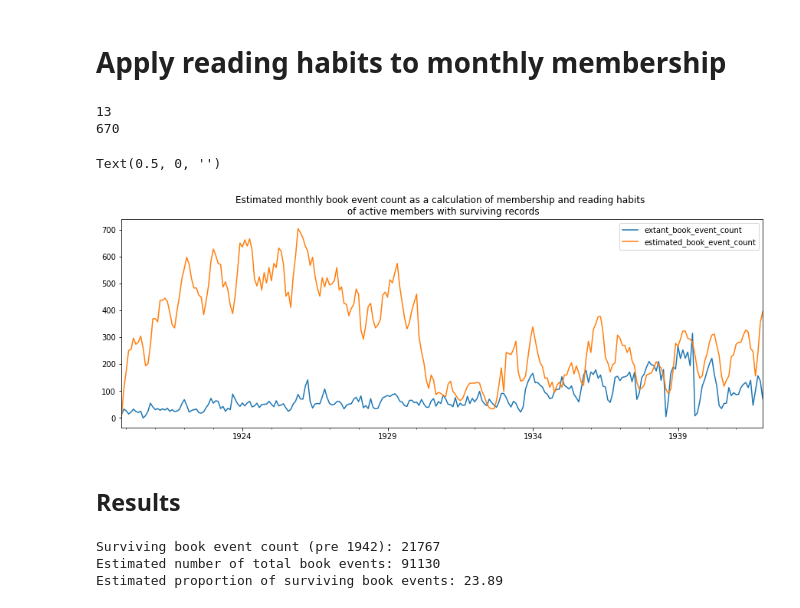
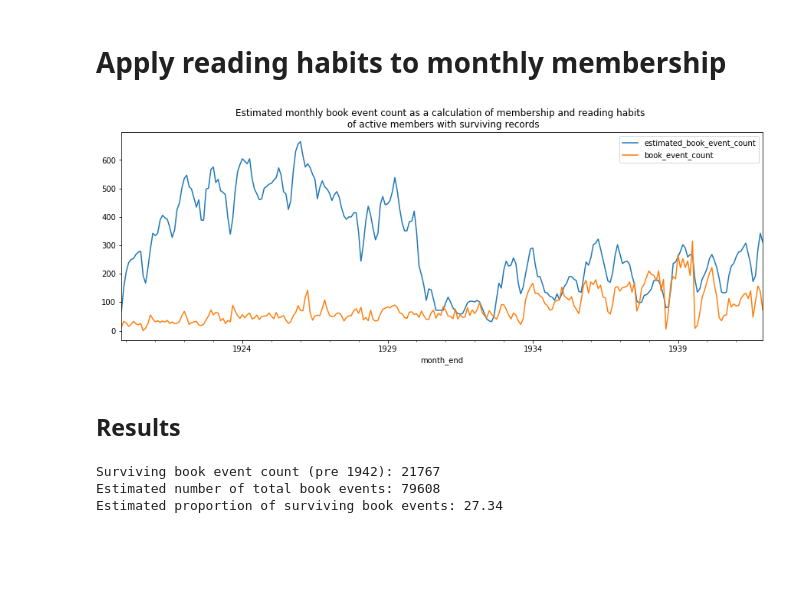
Before and after one commit to kmcelwee/sco-missing-data, a Jupyter notebook: book-activity.ipynb, the cells around one changed output. Drawn from its saved outputs; the diff is of its cells as text; code cells hidden in the pictures; blank space fills up the shorter version.

```diff
--- a/book-activity.ipynb
+++ b/book-activity.ipynb
@@ -29,13 +31,13 @@ events_df = pd.read_csv(csv_urls['events'])
 book_events = events_df[~events_df.item_uri.isna()].copy()
 
 print(f"Number of surviving book events: {book_events.shape[0]}")
-print(f"Number of book events from logbooks: {book_events[book_events['source_type'] == 'Logbook'].shape[0]}")
+print(f"Number of book events exclusively from logbooks: {book_events[book_events['source_type'] == 'Logbook'].shape[0]}")
 print(f"Percent of members have a card: {round(members_df[members_df['has_card']].shape[0] / members_df.shape[0] * 100, 2)}")
 
 # For simplicity, drop empty start dates and events before 1942, which make
 #  up a small fraction of the data
 book_events['start_date'] = pd.to_datetime(book_events['start_date'], errors='coerce')
 book_events = book_events.dropna(subset=['start_date'])
-book_events = book_events[book_events['start_date'] < datetime(1942, 1, 1)].copy()
+book_events = book_events[book_events['start_date'] < datetime(1942, 1, 1)]
 # %% [output]
 Number of surviving book events: 22479
@@ -88,0 +110,8 @@ ax
+# %%
+book_event_count_per_month = book_events.groupby([pd.Grouper(key='start_date', freq='M')])['event_type'].count()
+
+# Book events are grouped with the index at the last day of the month, this is a quick workaround
+monthly_count_df['month_end'] = monthly_count_df['month_end'] - timedelta(days=1)
+monthly_count_df.set_index('month_end', inplace=True)
+
+monthly_count_df['book_event_count'] = book_event_count_per_month
@@ -88,0 +120,6 @@ ax
+# %%
+monthly_count_df['book_event_per_member_with_card'] = monthly_count_df['book_event_count'] / monthly_count_df['subscriber_count_with_card']
+median_book_events_per_active_member_per_month = monthly_count_df['book_event_per_member_with_card'].median()
+
+print(monthly_count_df['book_event_per_member_with_card'].describe())
+monthly_count_df['book_event_per_member_with_card'].hist()
@@ -89,16 +138,2 @@ ax
 # %% [markdown]
 # Apply reading habits to monthly membership
-# %%
-# How many unique active members are mentioned each month in the logbooks?
-member_events = events_df[events_df.item_uri.isna()].copy()
-member_events['start_date'] = pd.to_datetime(member_events.start_date, errors='coerce')
-member_events['end_date'] = pd.to_datetime(member_events.end_date, errors='coerce')
-
-# How many null values occur in start or end date?
-print(member_events.start_date.isna().sum())
-print(member_events.end_date.isna().sum())
-# Drop these
-member_events = member_events.dropna(subset=['start_date', 'end_date'])
-# %% [output]
-13
-670
@@ -117,17 +140,15 @@ for month, count in monthly_membership_count.items():
 # %%
-comparison_df = pd.DataFrame(monthly_count)
-comparison_df.columns = ['extant_book_event_count']
-comparison_df['estimated_book_event_count'] = estimated_book_event_count.values()
-ax = comparison_df.plot(figsize=(15, 5), title='Estimated monthly book event count as a calculation of membership and reading habits \n of active members with surviving records')
-ax.set_xlabel('')
+monthly_count_df['estimated_book_event_count'] = monthly_count_df['subscriber_count'] * median_book_events_per_active_member_per_month / MISSING_MEMBERS_ESTIMATE
+monthly_count_df[['estimated_book_event_count', 'book_event_count']].plot(figsize=(15, 5), title='Estimated monthly book event count as a calculation of membership and reading habits \n of active members with surviving records')
+plt.savefig('output/book-activity-estimates.png')
+monthly_count_df.to_csv('output/book-activity-estimates.csv', index=False)
 # %% [output]
-Text(0.5, 0, '')
-[figure, old version]
+[figure, new version]
 # %% [markdown]
 ## Results
 # %%
-surviving_book_event_count = comparison_df['extant_book_event_count'].sum()
-total_book_event_count = comparison_df['estimated_book_event_count'].sum()
+surviving_book_event_count = monthly_count_df['book_event_count'].sum()
+total_book_event_count = monthly_count_df['estimated_book_event_count'].sum()
 percent_surviving_book_events = round(surviving_book_event_count / total_book_event_count * 100, 2)
 
 print(f"Surviving book event count (pre 1942): {surviving_book_event_count}")
@@ -135,5 +156,5 @@ print(f"Estimated number of total book events: {int(total_book_event_count)}")
 print(f"Estimated proportion of surviving book events: {percent_surviving_book_events}")
 # %% [output]
 Surviving book event count (pre 1942): 21767
-Estimated number of total book events: 91130
-Estimated proportion of surviving book events: 23.89
+Estimated number of total book events: 79608
+Estimated proportion of surviving book events: 27.34
```
Also changed, not shown: parts of 11 cells of this notebook, 2 other files.
